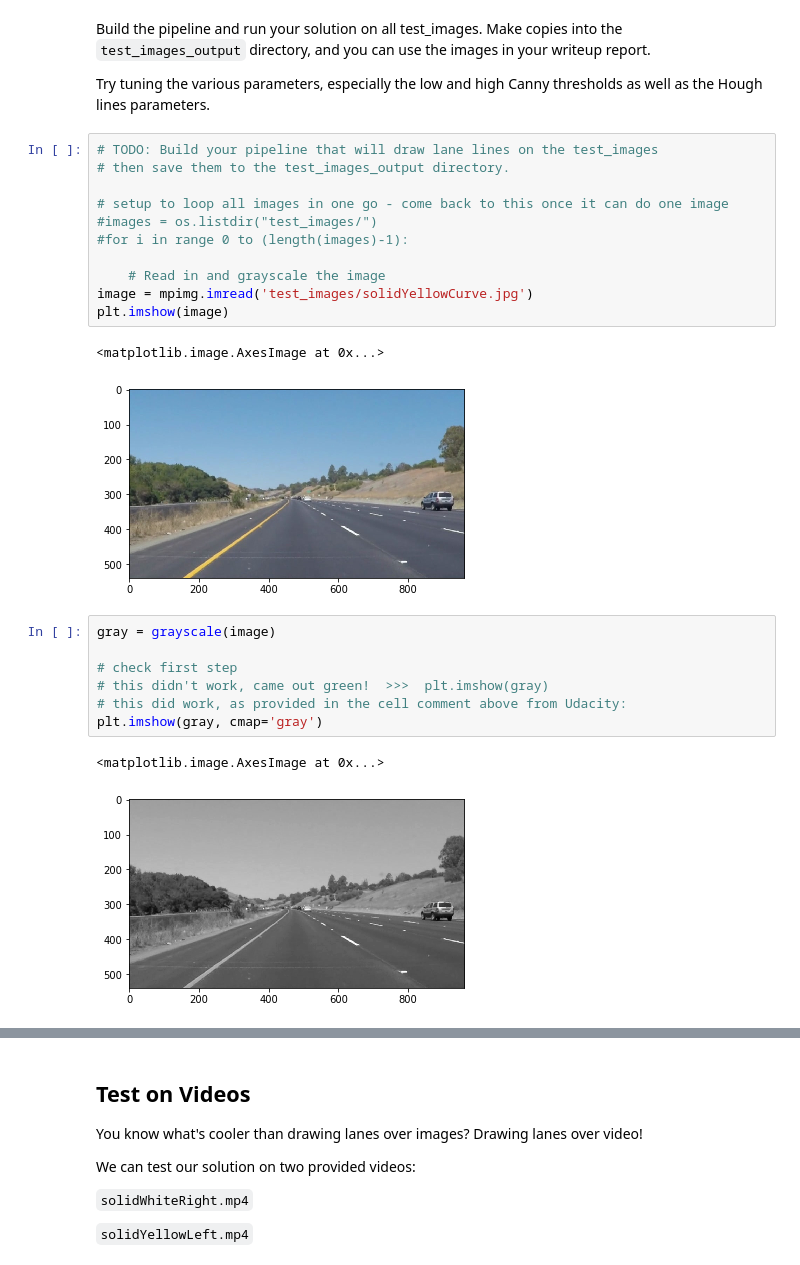
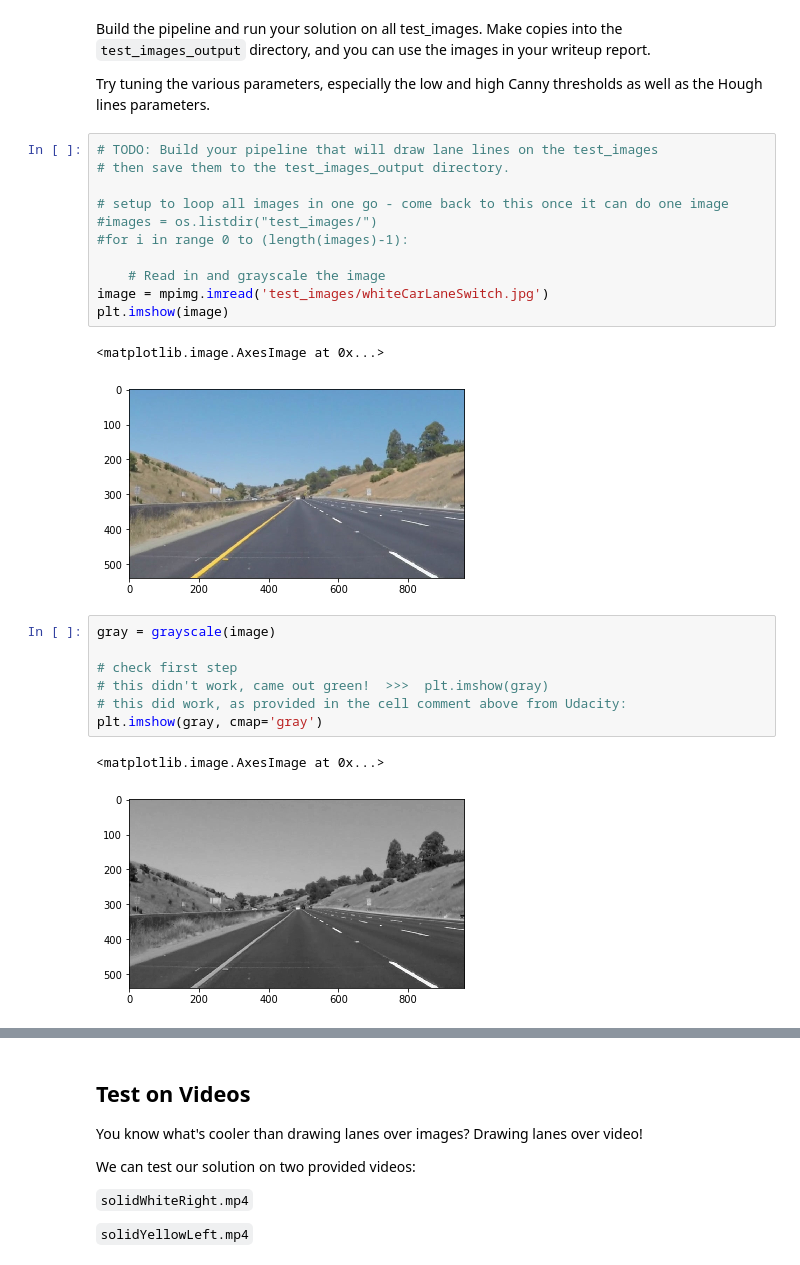
Before and after one commit to naturallyunintelligent/SDC_1_Lanelines_P1, a Jupyter notebook: P1.ipynb, the cells around one changed output, grey strips where cells are left out. Saved outputs shown, nothing was run; the diff lists cells and outputs as text.

```diff
--- a/P1.ipynb
+++ b/P1.ipynb
@@ -210,17 +294,17 @@ Try tuning the various parameters, especially the low and high Canny thresholds
 # %%
 # TODO: Build your pipeline that will draw lane lines on the test_images
 # then save them to the test_images_output directory.
 
 # setup to loop all images in one go - come back to this once it can do one image
 #images = os.listdir("test_images/")
 #for i in range 0 to (length(images)-1):
 
     # Read in and grayscale the image
-image = mpimg.imread('test_images/solidYellowCurve.jpg')
+image = mpimg.imread('test_images/whiteCarLaneSwitch.jpg')
 plt.imshow(image)
 # %% [output]
 <matplotlib.image.AxesImage at 0x...>
-[figure, old version]
+[figure, new version]
 # %%
 gray = grayscale(image)
 
@@ -230,7 +314,7 @@ gray = grayscale(image)
 plt.imshow(gray, cmap='gray')
 # %% [output]
 <matplotlib.image.AxesImage at 0x...>
-[figure, old version]
+[figure, new version]
 # %%
     # Define a kernel size and apply Gaussian smoothing
 kernel_size = 5
```
Also changed, not shown: parts of 12 cells of this notebook, 4 other files.
